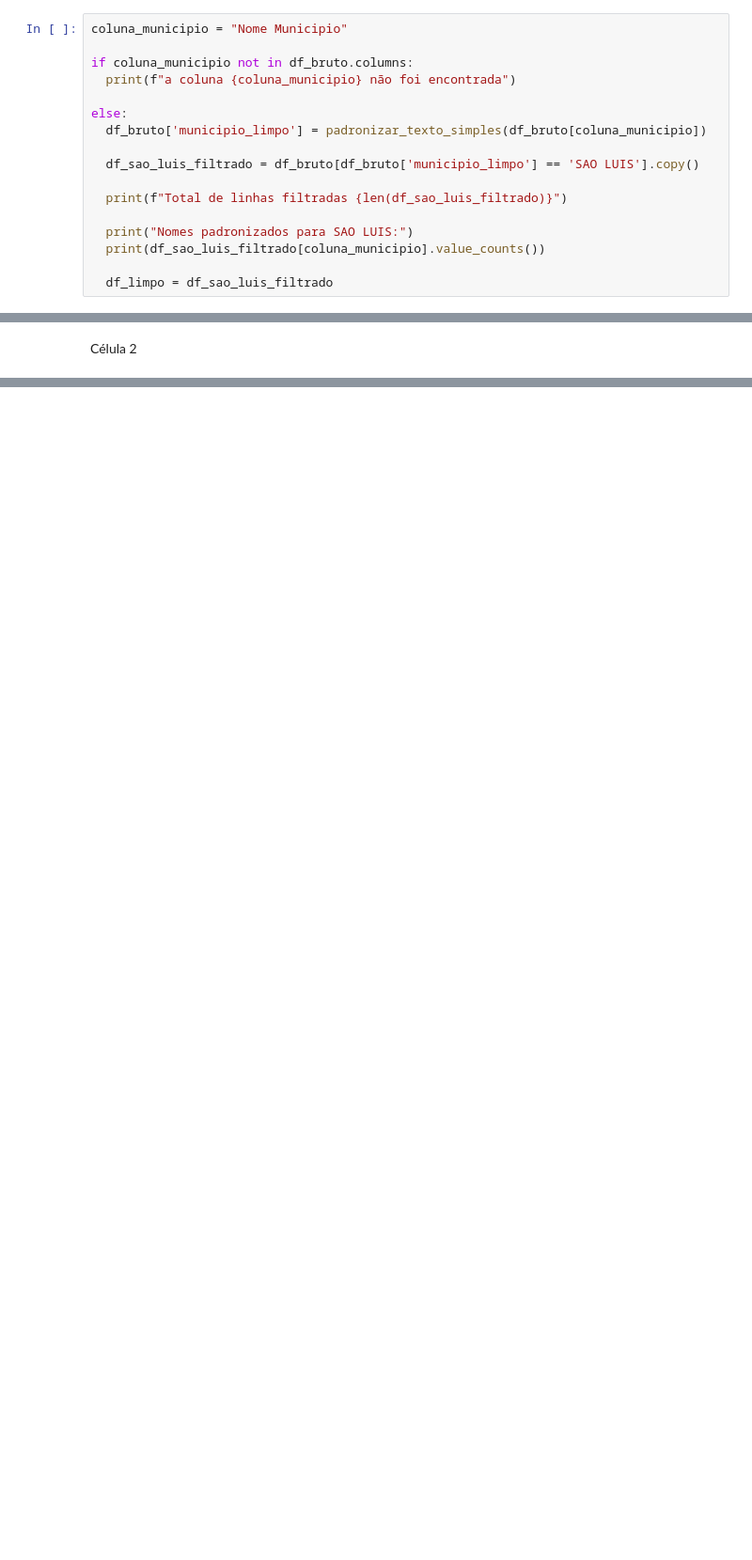
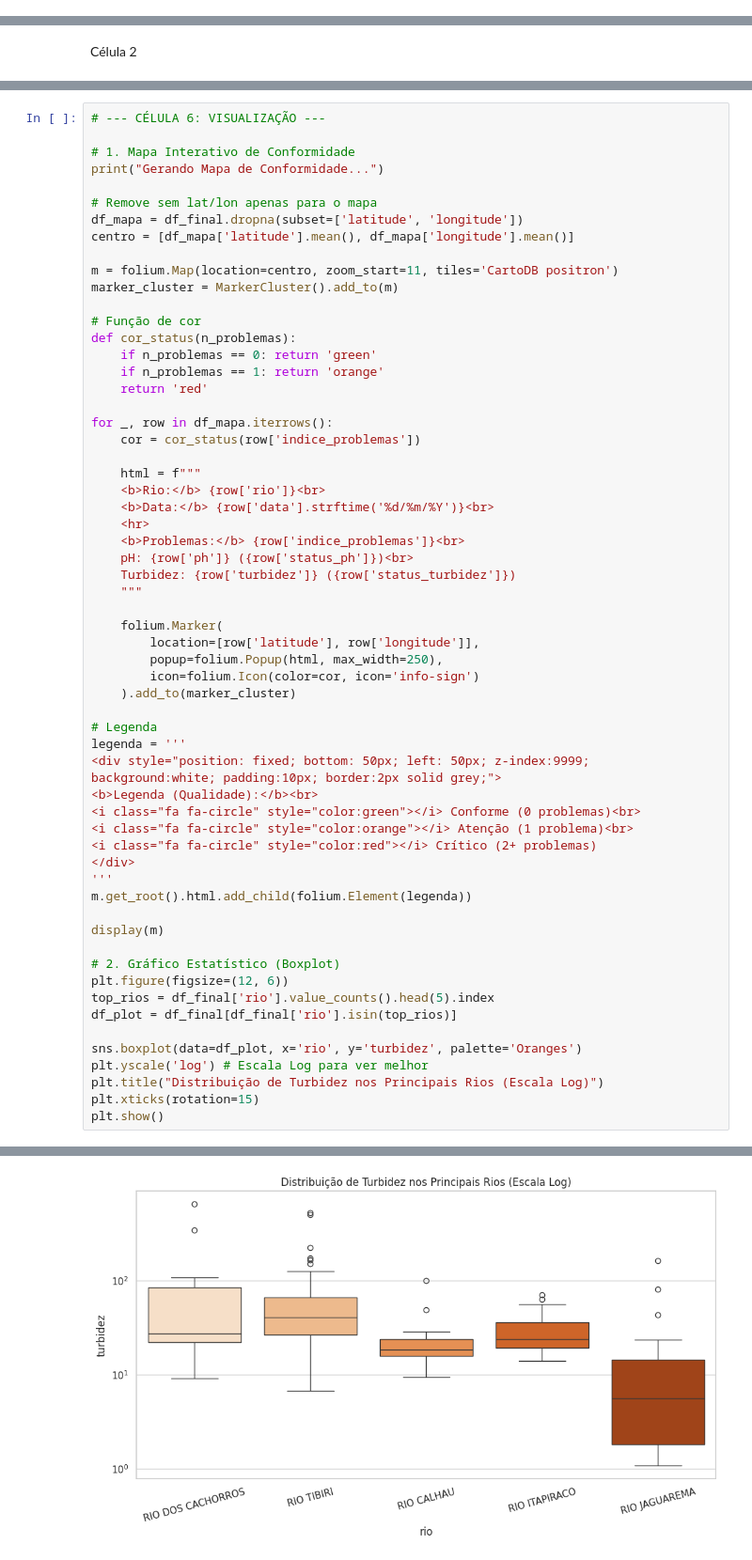
Before and after one commit to grasbiel/analise_agua, a Jupyter notebook: Análise_Rios.ipynb, the cells around one changed output, grey strips where cells are left out. Shown at 94% size. Drawn from its saved outputs; the diff is of its cells as text; blank space fills up the shorter version.

Commit message:
Atualização do código para organizar as células

```diff
--- a/Análise_Rios.ipynb
+++ b/Análise_Rios.ipynb
@@ -101,17 +51,0 @@ def limpar_coordenadas(coord, tipo="lat"):
-# %%
-coluna_municipio = "Nome Municipio"
-
-if coluna_municipio not in df_bruto.columns:
-  print(f"a coluna {coluna_municipio} não foi encontrada")
-
-else:
-  df_bruto['municipio_limpo'] = padronizar_texto_simples(df_bruto[coluna_municipio])
-
-  df_sao_luis_filtrado = df_bruto[df_bruto['municipio_limpo'] == 'SAO LUIS'].copy()
-
-  print(f"Total de linhas filtradas {len(df_sao_luis_filtrado)}")
-
-  print("Nomes padronizados para SAO LUIS:")
-  print(df_sao_luis_filtrado[coluna_municipio].value_counts())
-
-  df_limpo = df_sao_luis_filtrado
@@ -937,0 +348,61 @@ else:
+# %%
+# --- CÉLULA 6: VISUALIZAÇÃO ---
+
+# 1. Mapa Interativo de Conformidade
+print("Gerando Mapa de Conformidade...")
+
+# Remove sem lat/lon apenas para o mapa
+df_mapa = df_final.dropna(subset=['latitude', 'longitude'])
+centro = [df_mapa['latitude'].mean(), df_mapa['longitude'].mean()]
+
+m = folium.Map(location=centro, zoom_start=11, tiles='CartoDB positron')
+marker_cluster = MarkerCluster().add_to(m)
+
+# Função de cor
+def cor_status(n_problemas):
+    if n_problemas == 0: return 'green'
+    if n_problemas == 1: return 'orange'
+    return 'red'
+
+for _, row in df_mapa.iterrows():
+    cor = cor_status(row['indice_problemas'])
+
+    html = f"""
+    <b>Rio:</b> {row['rio']}<br>
+    <b>Data:</b> {row['data'].strftime('%d/%m/%Y')}<br>
+    <hr>
+    <b>Problemas:</b> {row['indice_problemas']}<br>
+    pH: {row['ph']} ({row['status_ph']})<br>
+    Turbidez: {row['turbidez']} ({row['status_turbidez']})
+    """
+
+    folium.Marker(
+        location=[row['latitude'], row['longitude']],
+        popup=folium.Popup(html, max_width=250),
+        icon=folium.Icon(color=cor, icon='info-sign')
+    ).add_to(marker_cluster)
+
+# Legenda
+legenda = '''
+<div style="position: fixed; bottom: 50px; left: 50px; z-index:9999; background:white; padding:10px; border:2px solid grey;">
+<b>Legenda (Qualidade):</b><br>
+<i class="fa fa-circle" style="color:green"></i> Conforme (0 problemas)<br>
+<i class="fa fa-circle" style="color:orange"></i> Atenção (1 problema)<br>
+<i class="fa fa-circle" style="color:red"></i> Crítico (2+ problemas)
+</div>
+'''
+m.get_root().html.add_child(folium.Element(legenda))
+
+display(m)
+
+# 2. Gráfico Estatístico (Boxplot)
+plt.figure(figsize=(12, 6))
+top_rios = df_final['rio'].value_counts().head(5).index
+df_plot = df_final[df_final['rio'].isin(top_rios)]
+
+sns.boxplot(data=df_plot, x='rio', y='turbidez', palette='Oranges')
+plt.yscale('log') # Escala Log para ver melhor
+plt.title("Distribuição de Turbidez nos Principais Rios (Escala Log)")
+plt.xticks(rotation=15)
+plt.show()
+# %% [output]
@@ -937,0 +411 @@ else:
+[figure, added]
```
Also changed, not shown: parts of 34 cells of this notebook.
